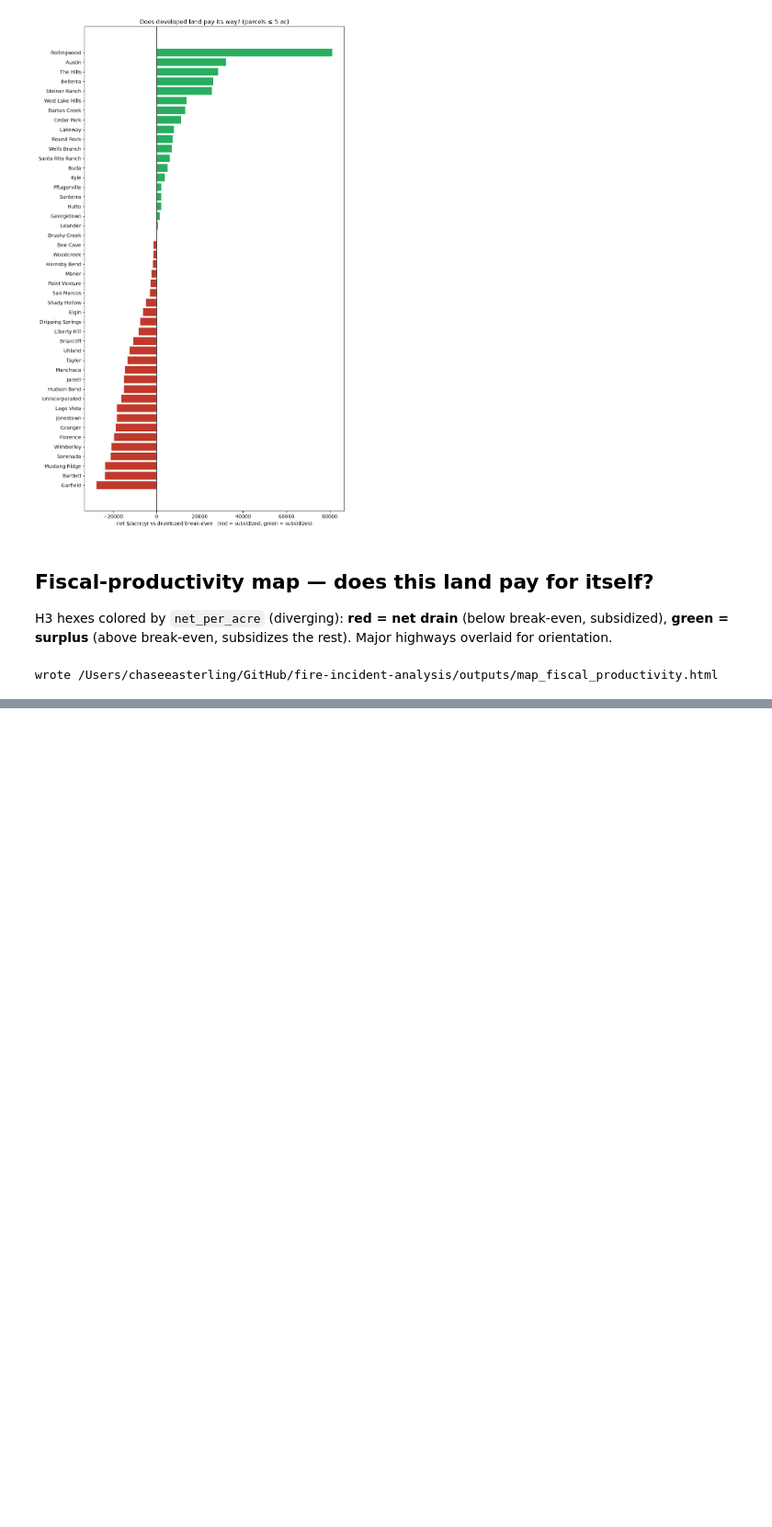
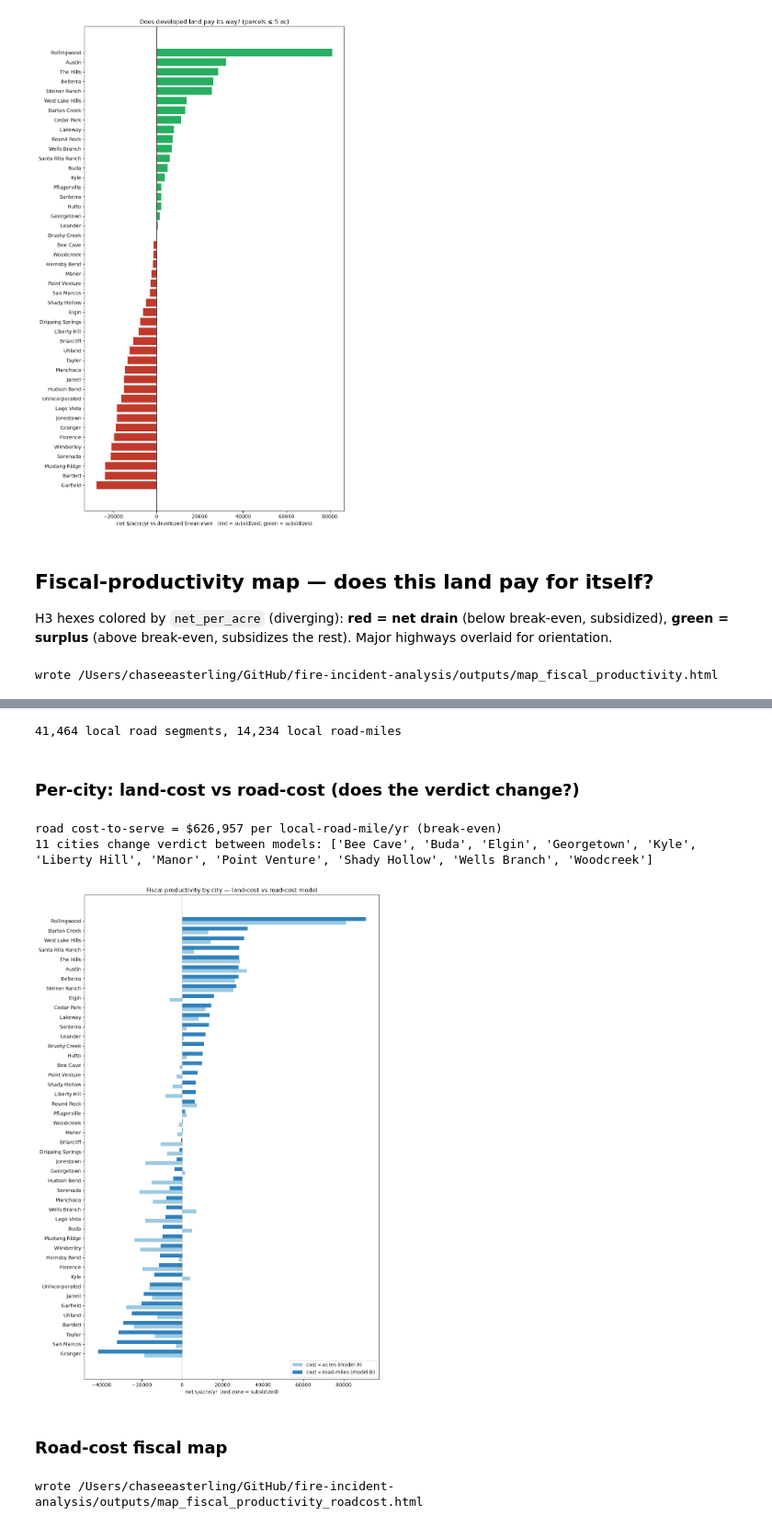
Before and after one commit to open-austin/fire-incident-analysis, a Jupyter notebook: notebooks/fiscal_productivity.ipynb, the cells around one changed output, grey strips where cells are left out. Shown at 92% size. Cells and saved outputs as stored; diff of their text form; code cells hidden in the pictures; blank space fills up the shorter version.

```diff
--- a/notebooks/fiscal_productivity.ipynb
+++ b/notebooks/fiscal_productivity.ipynb
@@ -205,3 +214,67 @@ wrote /Users/chaseeasterling/GitHub/fire-incident-analysis/outputs/map_fiscal_pr
+# %%
+FIPS = ['48453', '48491', '48209']  # Travis, Williamson, Hays
+TIGER = 'https://www2.census.gov/geo/tiger/TIGER2023/ROADS/tl_2023_{}_roads.zip'
+rd = []
+for f in FIPS:
+    p = PROC / f'roads_{f}.zip'
+    if not p.exists():
+        urllib.request.urlretrieve(TIGER.format(f), p)
+    rd.append(gpd.read_file(p))
+roads = gpd.GeoDataFrame(pd.concat(rd, ignore_index=True), crs='EPSG:4269').to_crs(4326)
+local = roads[~roads['MTFCC'].isin(['S1100'])].copy()      # drop state-maintained interstates/primary
+local['mi'] = local.to_crs(2277).geometry.length / 5280.0
+rpts = gpd.GeoDataFrame(local[['mi']].copy(), geometry=local.geometry.representative_point(), crs=4326)
+print(f'{len(local):,} local road segments, {local["mi"].sum():,.0f} local road-miles')
+# %% [output]
+41,464 local road segments, 14,234 local road-miles
+# %% [markdown]
+### Per-city: land-cost vs road-cost (does the verdict change?)
+# %%
+rj = gpd.sjoin(rpts, places, how='left', predicate='within'); rj['NAME'] = rj['NAME'].fillna('Unincorporated')
+road_mi = rj.groupby('NAME')['mi'].sum()
+dv = dev.groupby('city').agg(revenue=('revenue','sum'), acres=('land_acres','sum'), parcels=('revenue','size'))
+dv['road_mi'] = road_mi.reindex(dv.index).fillna(0)
+dv = dv[dv['parcels'] >= MIN_CITY_PARCELS]
+cost_per_mi = dv['revenue'].sum() / dv['road_mi'].sum()
+dv['net_land'] = (dv['revenue'] - be_dev * dv['acres']) / dv['acres']
+dv['net_road'] = (dv['revenue'] - cost_per_mi * dv['road_mi']) / dv['acres']
+print(f'road cost-to-serve = ${cost_per_mi:,.0f} per local-road-mile/yr (break-even)')
+flips = dv[(dv['net_land'] > 0) != (dv['net_road'] > 0)]
+print(f'{len(flips)} cities change verdict between models:', sorted(flips.index.tolist()))
+dv2 = dv.sort_values('net_road')
+fig, ax = plt.subplots(figsize=(10, max(5, 0.32*len(dv2))))
+y = np.arange(len(dv2))
+ax.barh(y-0.2, dv2['net_land'], height=0.4, color='#9ecae1', label='cost ∝ acres (model A)')
+ax.barh(y+0.2, dv2['net_road'], height=0.4, color='#3182bd', label='cost ∝ road-miles (model B)')
+ax.set_yticks(y); ax.set_yticklabels(dv2.index); ax.axvline(0, color='#333', lw=0.8)
+ax.set_xlabel('net $/acre/yr  (red zone = subsidized)'); ax.legend(loc='lower right')
+ax.set_title('Fiscal productivity by city — land-cost vs road-cost model')
+plt.tight_layout(); plt.savefig(OUT_DIR/'fiscal_land_vs_road.png', dpi=110); plt.show()
+# %% [output]
+road cost-to-serve = $626,957 per local-road-mile/yr (break-even)
+11 cities change verdict between models: ['Bee Cave', 'Buda', 'Elgin', 'Georgetown', 'Kyle', 'Liberty Hill', 'Manor', 'Point Venture', 'Shady Hollow', 'Wells Branch', 'Woodcreek']
+[figure, added]
+# %% [markdown]
+### Road-cost fiscal map
+# %%
+hxr = hx.copy()
+rhex = pd.Series([h3.latlng_to_cell(p.y, p.x, H3_RES) for p in rpts.geometry], name='hex')
+road_per_hex = pd.DataFrame({'hex': rhex, 'mi': rpts['mi'].values}).groupby('hex')['mi'].sum()
+hxr['road_mi'] = road_per_hex.reindex(hxr['hex']).fillna(0).values
+cpm = hxr['revenue'].sum() / hxr['road_mi'].sum()
+hxr['net_road_per_acre'] = (hxr['revenue'] - cpm * hxr['road_mi']) / hxr['land_acres']
+clipr = float(np.percentile(np.abs(hxr['net_road_per_acre']), 95))
+cmapr = bcm.LinearColormap(['#b2182b','#ef8a62','#f7f7f7','#67a9cf','#2166ac'],
+    vmin=-clipr, vmax=clipr, caption='net $/acre/yr vs road-infrastructure cost')
+mr = folium.Map(location=[clat, clon], zoom_start=10, tiles='CartoDB positron')
+for _, r in hxr.iterrows():
+    folium.Polygon([[a,b] for a,b in h3.cell_to_boundary(r['hex'])], color='#888', weight=0.2,
+        fill=True, fill_color=cmapr(max(-clipr,min(clipr,r['net_road_per_acre']))), fill_opacity=0.72,
+        tooltip=f"net ${r['net_road_per_acre']:+,.0f}/acre · {r['road_mi']:.1f} road-mi").add_to(mr)
+cmapr.add_to(mr)
+outr = OUT_DIR / 'map_fiscal_productivity_roadcost.html'; mr.save(str(outr)); print('wrote', outr)
+# %% [output]
+wrote /Users/chaseeasterling/GitHub/fire-incident-analysis/outputs/map_fiscal_productivity_roadcost.html
 # %% [markdown]
 ## Data provenance & vintage
 
```
Also changed, not shown: parts of 2 cells of this notebook, 1 other file.
